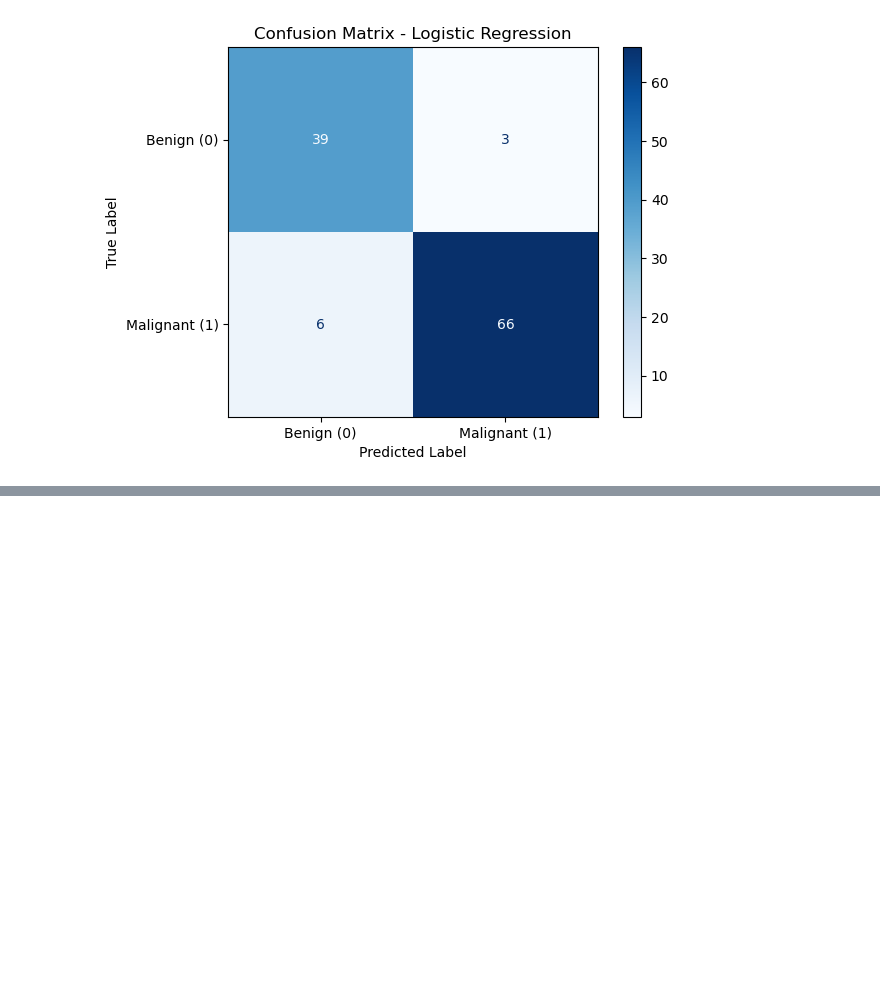
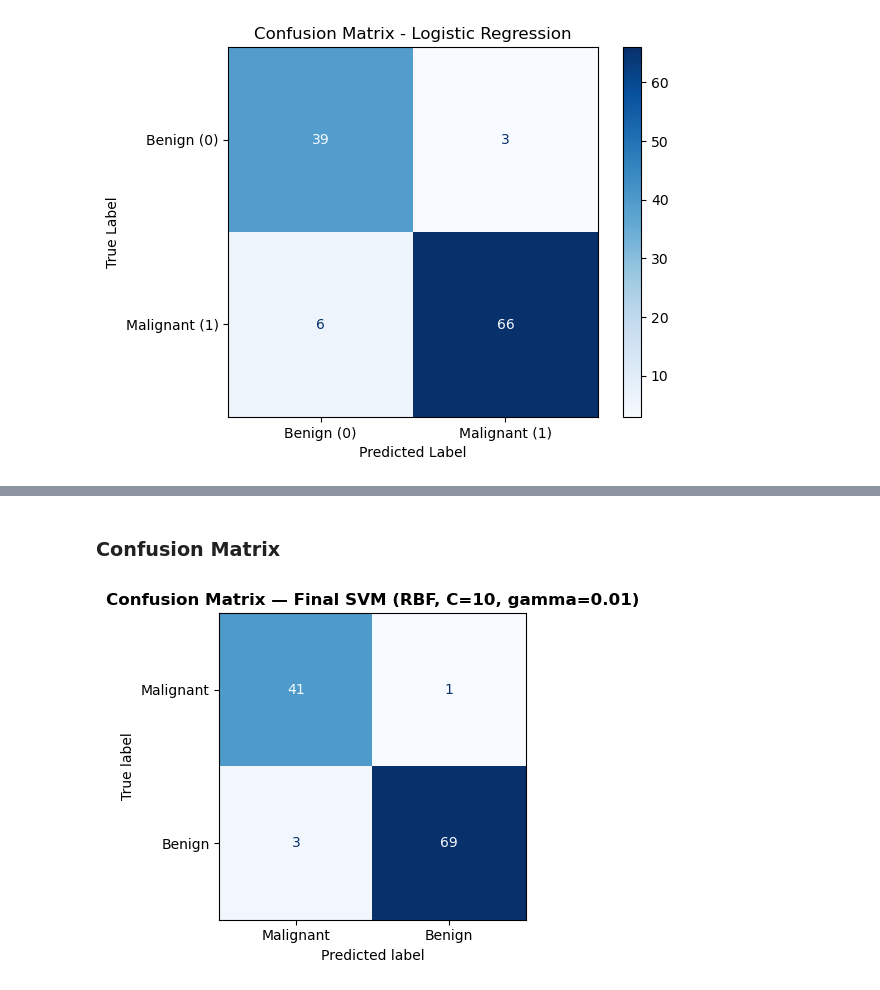
Before and after one commit to Joaomuianga/ML-team-collaboration, a Jupyter notebook: 2_SupervisedLearning/notebooks/Team11_SupervisedLearning_Notebook.ipynb, the cells around one changed output, grey strips where cells are left out. Cells and saved outputs as stored; diff of their text form; code cells hidden in the pictures; blank space fills up the shorter version.

```diff
--- a/2_SupervisedLearning/notebooks/Team11_SupervisedLearning_Notebook.ipynb
+++ b/2_SupervisedLearning/notebooks/Team11_SupervisedLearning_Notebook.ipynb
@@ -573,0 +809,11 @@ The model demonstrates strong predictive capability and is well-suited for class
+# %%
+final_svm = SVC(kernel='rbf', C=10, gamma=0.01, probability=True, random_state=42)
+
+t0 = time.perf_counter()
+final_svm.fit(X_train, y_train)
+final_time = time.perf_counter() - t0
+
+y_pred = final_svm.predict(X_test)
+
+print(f"Training time : {final_time:.4f}s")
+print(f"Test accuracy : {accuracy_score(y_test, y_pred):.4f}")
@@ -573,0 +836,12 @@ The model demonstrates strong predictive capability and is well-suited for class
+# %% [markdown]
+### Confusion Matrix
+# %%
+fig, ax = plt.subplots(figsize=(5, 4))
+ConfusionMatrixDisplay.from_predictions(y_test, y_pred,
+                                         display_labels=['Malignant', 'Benign'],
+                                         cmap='Blues', colorbar=False, ax=ax)
+ax.set_title('Confusion Matrix — Final SVM (RBF, C=10, gamma=0.01)', fontweight='bold')
+plt.tight_layout()
+plt.show()
+# %% [output]
+[figure, added]
```
Also changed, not shown: parts of 59 cells of this notebook.
